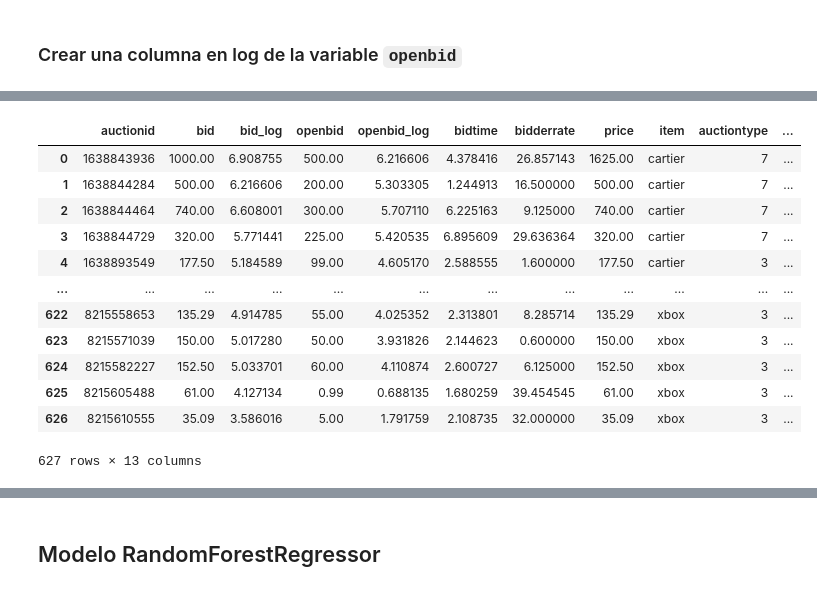
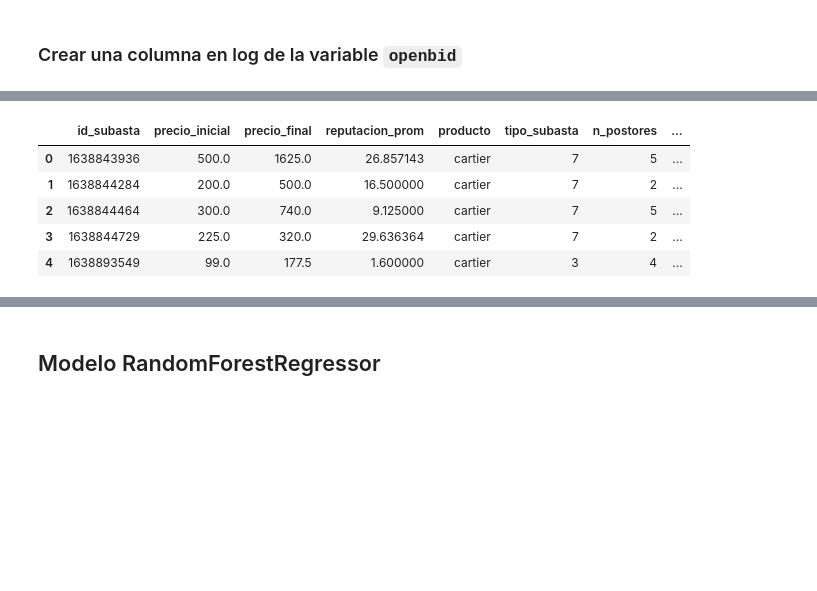
Before and after one commit to JeanetteLeon/tarea_2_despliegue_modelo_ML_como_API, a Jupyter notebook: notebooks/Modelos_de_subasta.ipynb, the cells around one changed output, grey strips where cells are left out. Saved outputs shown, nothing was run; the diff lists cells and outputs as text; code cells hidden in the pictures; blank space fills up the shorter version.

```diff
--- a/notebooks/Modelos_de_subasta.ipynb
+++ b/notebooks/Modelos_de_subasta.ipynb
@@ -73,6 +66,6 @@ auctiontype      int64
 dtype: object
 # %%
-df['auctionid'] = df['auctionid'].astype('category')
+df['id_subasta'] = df['id_subasta'].astype('category')
 # %%
 # Revisar tipos de datos
 df.dtypes
@@ -132,4 +125,4 @@ df.describe().round(2)
 # %%
-df['bidderrate'] = df['bidderrate'].clip(lower=0, upper=100)
+df['reputacion_postor'] = df['reputacion_postor'].clip(lower=0, upper=100)
 df
 # %% [output]
@@ -182,8 +175,8 @@ plt.show()
 # %%
 # Capping a un máximo (ej: 1000) o transformar
-df['bid'] = df['bid'].clip(upper=1000)
+df['monto_puja'] = df['monto_puja'].clip(upper=1000)
 # También puedes probar log-transform
-df['bid_log'] = np.log1p(df['bid'])
+df['monto_puja_log'] = np.log1p(df['monto_puja'])
 # %% [markdown]
 ### Crear una columna en log de la variable ``openbid``
 # %%
@@ -195,10 +188,10 @@ plt.show()
 # %%
 # Capping: limitar a un máximo razonable (ej: 500)
-df['openbid'] = df['openbid'].clip(upper=1000)
+df['precio_inicial'] = df['precio_inicial'].clip(upper=1000)
 
 # Opción alternativa: aplicar log-transform si hay muchos valores extremos
 
-df['openbid_log'] = np.log1p(df['openbid'])  # crea nueva variable log-transformada
+df['precio_inicial_log'] = np.log1p(df['precio_inicial'])  # crea nueva variable log-transformada
 # %%
 # Estadísticas básicas
 df.describe().round(2)
@@ -243,32 +237,30 @@ df_ganadores
 627 rows × 4 columns
 # %%
-# Ahora unimos esta info con el DataFrame agrupado
-df_agg = df.groupby('auctionid').agg({
-    'bid': 'max',
-    'bid_log': 'max',
-    'openbid': 'first',
-    'openbid_log': 'first',
-    'bidtime': 'mean',
-    'bidderrate': 'mean',
-    'price': 'first',
-    'item': 'first',
-    'auctiontype': 'first'
-}).reset_index()
+# Agregar por subasta: solo las variables que usaremos en el modelo
+df_agg = (df.groupby('id_subasta')
+            .agg(
+                precio_inicial=('precio_inicial', 'first'),
+                precio_final=('precio_final', 'max'),
+                reputacion_prom=('reputacion_postor', 'mean'),
+                producto=('producto', 'first'),
+                tipo_subasta=('tipo_subasta', 'first')
+            )
+            .reset_index())
 
-# Merge con los datos del postor ganador
-df_agg = df_agg.merge(df_ganadores, on='auctionid', how='left')
-df_agg
+# Contar postores únicos y número de pujas
+df_postores_pujas = (df.groupby('id_subasta')
+                       .agg(n_postores=('user_postor', 'nunique'),
+                            n_pujas=('user_postor', 'count'))
+                       .reset_index())
+
+# Merge final
+df_agg = df_agg.merge(df_postores_pujas, on='id_subasta', how='left')
+
+df_agg.head()
 # %% [output]
-|  | auctionid | bid | bid_log | openbid | openbid_log | bidtime | bidderrate | price | item | auctiontype | ... |
-| 0 | 1638843936 | 1000.00 | 6.908755 | 500.00 | 6.216606 | 4.378416 | 26.857143 | 1625.00 | cartier | 7 | ... |
-| 1 | 1638844284 | 500.00 | 6.216606 | 200.00 | 5.303305 | 1.244913 | 16.500000 | 500.00 | cartier | 7 | ... |
-| 2 | 1638844464 | 740.00 | 6.608001 | 300.00 | 5.707110 | 6.225163 | 9.125000 | 740.00 | cartier | 7 | ... |
-| 3 | 1638844729 | 320.00 | 5.771441 | 225.00 | 5.420535 | 6.895609 | 29.636364 | 320.00 | cartier | 7 | ... |
-| 4 | 1638893549 | 177.50 | 5.184589 | 99.00 | 4.605170 | 2.588555 | 1.600000 | 177.50 | cartier | 3 | ... |
-| ... | ... | ... | ... | ... | ... | ... | ... | ... | ... | ... | ... |
-| 622 | 8215558653 | 135.29 | 4.914785 | 55.00 | 4.025352 | 2.313801 | 8.285714 | 135.29 | xbox | 3 | ... |
-| 623 | 8215571039 | 150.00 | 5.017280 | 50.00 | 3.931826 | 2.144623 | 0.600000 | 150.00 | xbox | 3 | ... |
-| 624 | 8215582227 | 152.50 | 5.033701 | 60.00 | 4.110874 | 2.600727 | 6.125000 | 152.50 | xbox | 3 | ... |
-| 625 | 8215605488 | 61.00 | 4.127134 | 0.99 | 0.688135 | 1.680259 | 39.454545 | 61.00 | xbox | 3 | ... |
-| 626 | 8215610555 | 35.09 | 3.586016 | 5.00 | 1.791759 | 2.108735 | 32.000000 | 35.09 | xbox | 3 | ... |
+|  | id_subasta | precio_inicial | precio_final | reputacion_prom | producto | tipo_subasta | n_postores | ... |
+| 0 | 1638843936 | 500.0 | 1625.0 | 26.857143 | cartier | 7 | 5 | ... |
+| 1 | 1638844284 | 200.0 | 500.0 | 16.500000 | cartier | 7 | 2 | ... |
+| 2 | 1638844464 | 300.0 | 740.0 | 9.125000 | cartier | 7 | 5 | ... |
+| 3 | 1638844729 | 225.0 | 320.0 | 29.636364 | cartier | 7 | 2 | ... |
+| 4 | 1638893549 | 99.0 | 177.5 | 1.600000 | cartier | 3 | 4 | ... |
-627 rows × 13 columns
```
Also changed, not shown: parts of 52 cells of this notebook, 1 other file.
